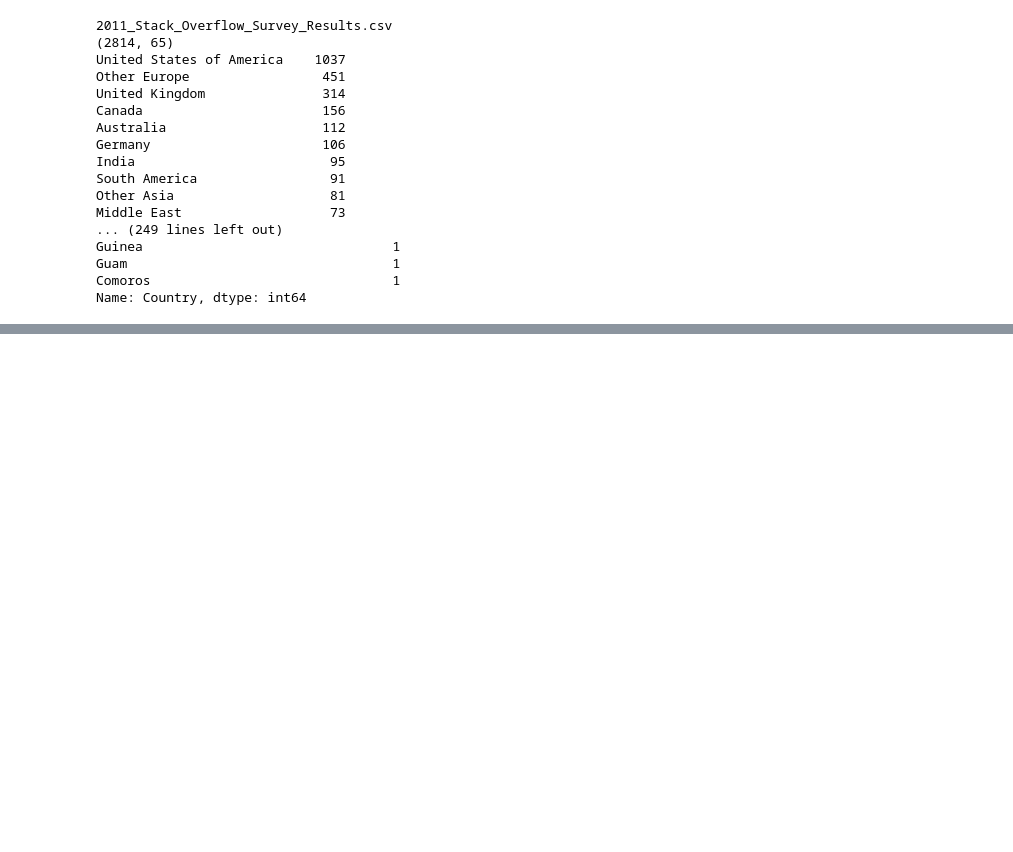
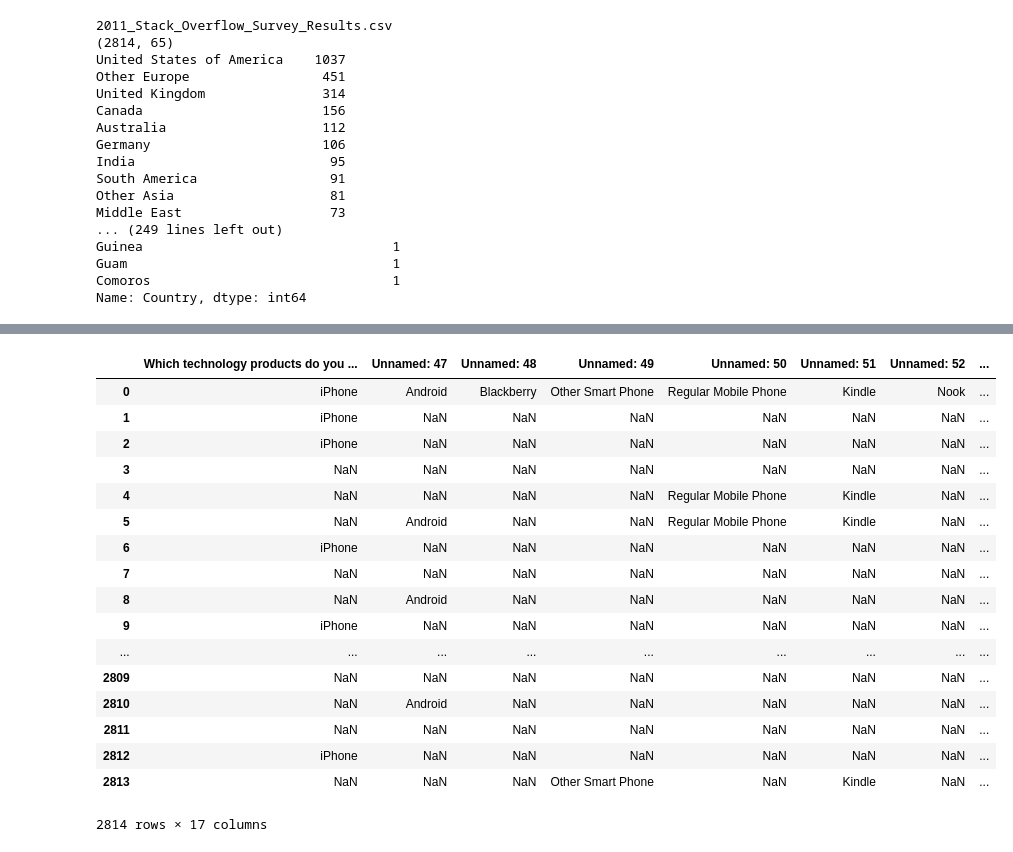
Before and after one commit to rahulporuri/theIdeaFactory, a Jupyter notebook: SO_dev_survey/SO-over-the-years.ipynb, the cells around one changed output, grey strips where cells are left out. Saved outputs shown, nothing was run; the diff lists cells and outputs as text; code cells hidden in the pictures; blank space fills up the shorter version.

```diff
--- a/SO_dev_survey/SO-over-the-years.ipynb
+++ b/SO_dev_survey/SO-over-the-years.ipynb
@@ -84,0 +204,24 @@ Name: Country, dtype: int64
+# %%
+df = pd.read_table("/Users/rahulporuri/Downloads/SO-survey-data/2011_Stack_Overflow_Survey_Results.csv",
+                   engine="python", sep=",")
+# %%
+df.iloc[:, 46:63]
+# %% [output]
+|  | Which technology products do you ... | Unnamed: 47 | Unnamed: 48 | Unnamed: 49 | Unnamed: 50 | Unnamed: 51 | Unnamed: 52 | ... |
+| 0 | iPhone | Android | Blackberry | Other Smart Phone | Regular Mobile Phone | Kindle | Nook | ... |
+| 1 | iPhone | NaN | NaN | NaN | NaN | NaN | NaN | ... |
+| 2 | iPhone | NaN | NaN | NaN | NaN | NaN | NaN | ... |
+| 3 | NaN | NaN | NaN | NaN | NaN | NaN | NaN | ... |
+| 4 | NaN | NaN | NaN | NaN | Regular Mobile Phone | Kindle | NaN | ... |
+| 5 | NaN | Android | NaN | NaN | Regular Mobile Phone | Kindle | NaN | ... |
+| 6 | iPhone | NaN | NaN | NaN | NaN | NaN | NaN | ... |
+| 7 | NaN | NaN | NaN | NaN | NaN | NaN | NaN | ... |
+| 8 | NaN | Android | NaN | NaN | NaN | NaN | NaN | ... |
+| 9 | iPhone | NaN | NaN | NaN | NaN | NaN | NaN | ... |
+| ... | ... | ... | ... | ... | ... | ... | ... | ... |
+| 2809 | NaN | NaN | NaN | NaN | NaN | NaN | NaN | ... |
+| 2810 | NaN | Android | NaN | NaN | NaN | NaN | NaN | ... |
+| 2811 | NaN | NaN | NaN | NaN | NaN | NaN | NaN | ... |
+| 2812 | iPhone | NaN | NaN | NaN | NaN | NaN | NaN | ... |
+| 2813 | NaN | NaN | NaN | Other Smart Phone | NaN | Kindle | NaN | ... |
+2814 rows × 17 columns
```
Also changed, not shown: parts of 9 cells of this notebook, 2 other files.
